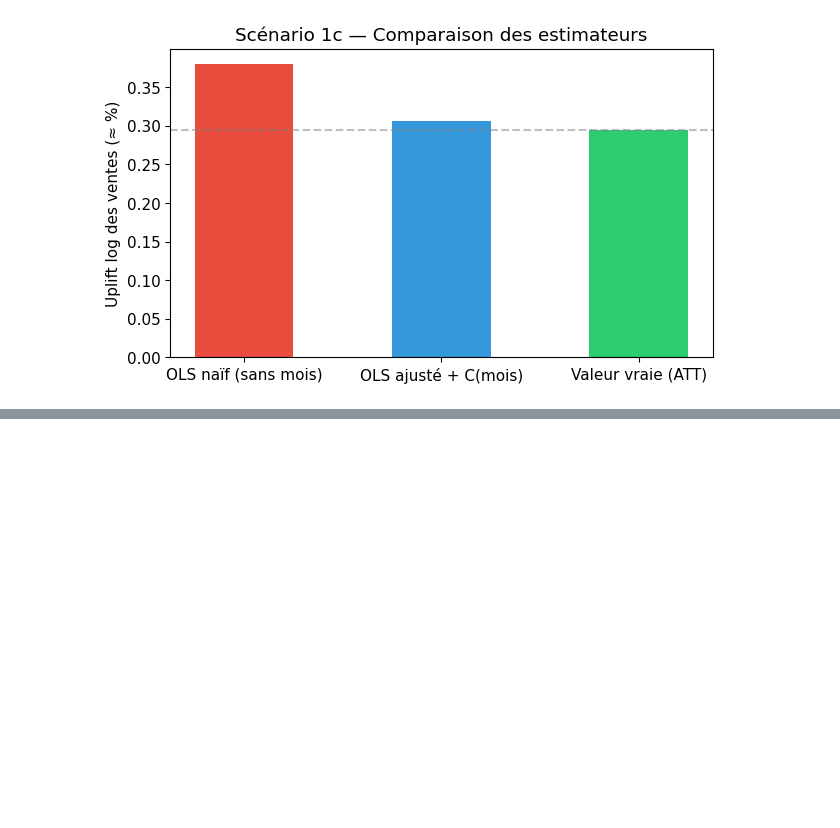
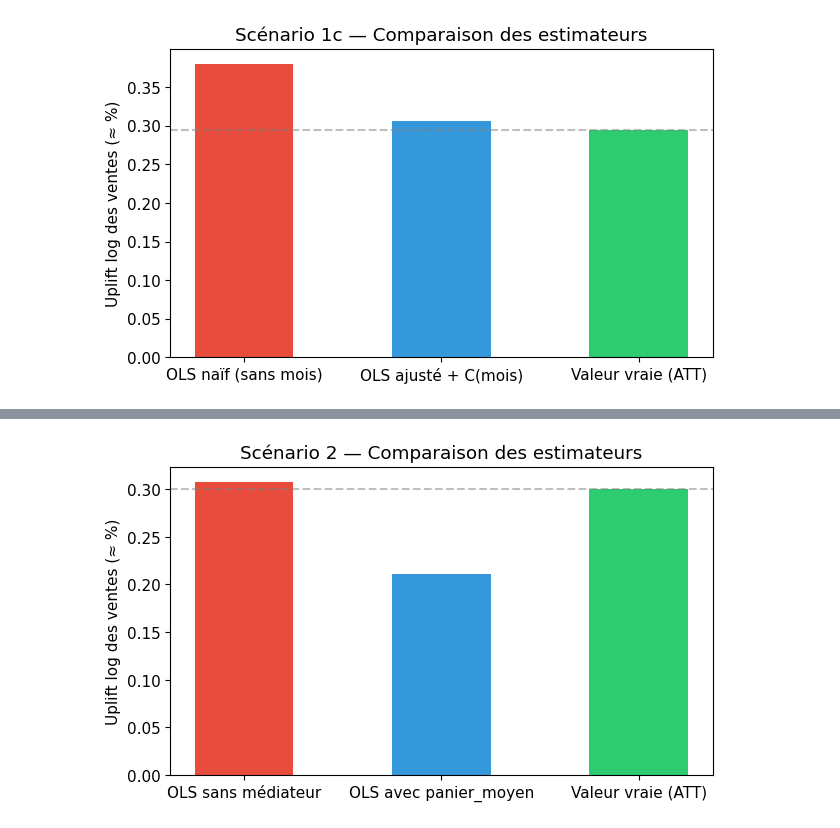
Before and after one commit to etirouthier/formation_causalite, a Jupyter notebook: formation_causalite.ipynb, the cells around one changed output, grey strips where cells are left out. Saved outputs shown, nothing was run; the diff lists cells and outputs as text; code cells hidden in the pictures; blank space fills up the shorter version.

```diff
--- a/formation_causalite.ipynb
+++ b/formation_causalite.ipynb
@@ -794,0 +917,21 @@ plt.show()
+# %%
+# ─────────────────────────────────────────────
+# Figure bar chart — Scénario 2
+# Sans médiateur (rouge, correct) vs Avec médiateur (bleu, biaisé) vs ATT (vert)
+# ─────────────────────────────────────────────
+
+fig, ax = plt.subplots(figsize=(7, 4))
+labels_sc2 = ['OLS sans médiateur', 'OLS avec panier_moyen', 'Valeur vraie (ATT)']
+values_sc2 = [coef_naive_sc2, coef_med_sc2, att_sc2_log]
+colors_sc2 = ['#e74c3c', '#3498db', '#2ecc71']
+
+ax.bar(range(len(labels_sc2)), values_sc2, color=colors_sc2, width=0.5)
+ax.set_xticks(range(len(labels_sc2)))
+ax.set_xticklabels(labels_sc2)
+ax.set_ylabel('Uplift log des ventes (≈ %)')
+ax.set_title('Scénario 2 — Comparaison des estimateurs')
+ax.axhline(y=att_sc2_log, color='gray', linestyle='--', alpha=0.5)
+fig.savefig('figures/sc2_bar.png', dpi=150, bbox_inches='tight')
+plt.show()
+# %% [output]
+[figure, added]
```
Also changed, not shown: parts of 4 cells of this notebook, 4 other files.
